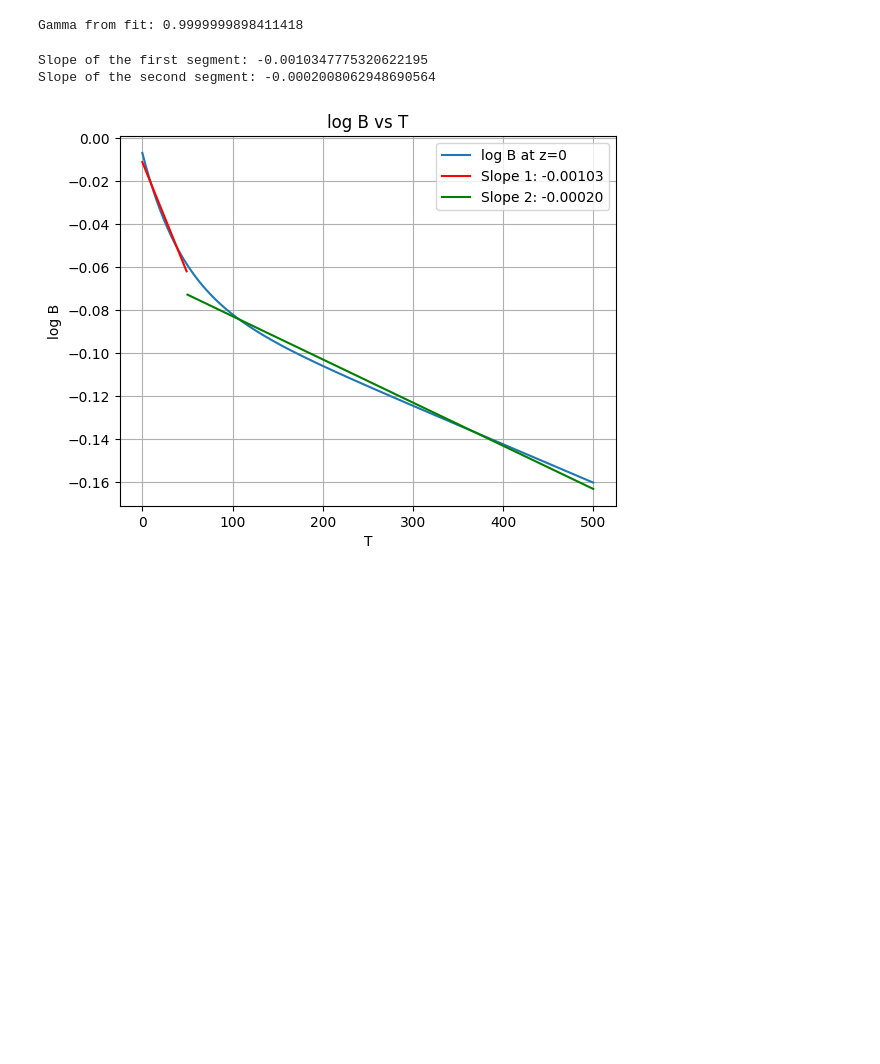
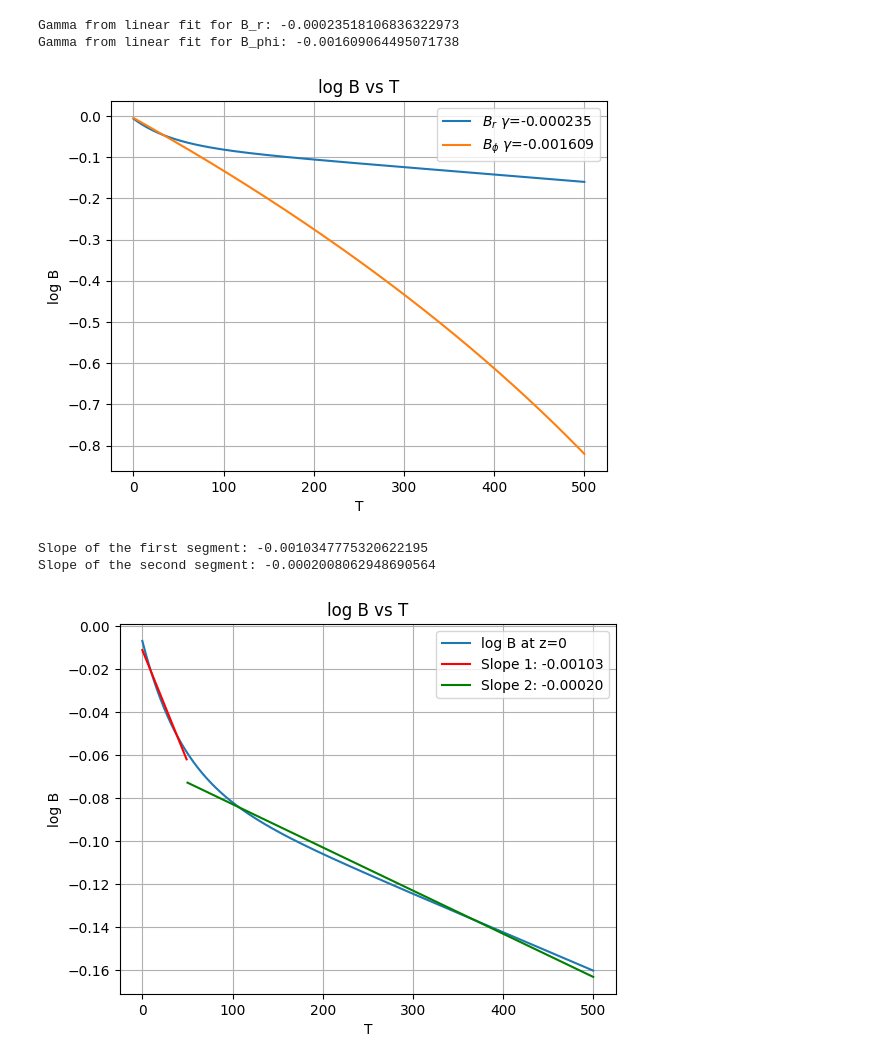
Before and after one commit to dimo192/dimo192.github.io, a Jupyter notebook: misc codes/task 2/t1.ipynb, the cells around one changed output. Cells and saved outputs as stored; diff of their text form; code cells hidden in the pictures; blank space fills up the shorter version.

```diff
--- a/misc codes/task 2/t1.ipynb
+++ b/misc codes/task 2/t1.ipynb
@@ -109,34 +110,62 @@ Dynamo Number: -0.1
 # %%
-
+def onevarsum(a):#finds sum of 1 variable
+    sum1=0
+    for i in range(len(a)):
+        sum1+=a[i]
+    return sum1
+def twovarsum(a,b):
+    sum1=0
+    for i in range(len(a)):
+        sum1+=(a[i]*b[i])
+    return sum1
+def interceptandslope(x,y):#least square fit
+    s=len(x)
+    sx=onevarsum(x)
+    sxx=twovarsum(x,x)
+    sy=onevarsum(y)
+    sxy=twovarsum(x,y)
+    delt=(s*sxx-(sx**2))
+    intercept=(sxx*sy-sx*sxy)/delt
+    slop=(sxy*s-sx*sy)/delt
+    errslope=(s/delt)**0.5
+    errinter=(sxx/delt)**0.5
+    return(slop,intercept)#,errinter,errslope
 def get_gamma(BrvT,BphivT):
-
     b_fit=[]
     b_fit2=[]
     for i in range(0,len(BrvT)):
         B=BrvT[i]
+        B2=BphivT[i]
         b_fit.append(B[index])
-        b_fit.append(BphivT[i][index])
-    def exponential_func(t, B0, gamma):
+        b_fit2.append(B2[index])
+    """def exponential_func(t, B0, gamma):
         return B0 * np.exp(gamma * t)
     Tlis = np.linspace(0, T, max_frames)
     popt, pcov = curve_fit(exponential_func, Tlis, b_fit)
     popt1, pcov1 = curve_fit(exponential_func, Tlis, b_fit2)
-
     print("Gamma from fit for B_r:", popt[1])#global fit
     print("Gamma from fit for B_phi:", popt1[1])
+    gamma=popt[1]"""
+    log_B = np.log(b_fit)
+    log_B2=np.log(b_fit2)
+    slop1,_=interceptandslope(Tlis,log_B)
+    slop2,_=interceptandslope(Tlis,log_B2)
+    print("Gamma from linear fit for B_r:", slop1)#global fit
+    print("Gamma from linear fit for B_phi:", slop2)
+    plt.plot(Tlis,log_B,label=f"$B_r$ $\gamma$={slop1:.6f}")
+    plt.plot(Tlis,log_B2,label=f"$B_\phi$ $\gamma$={slop2:.6f}")
 
-    gamma=popt[1]
-    log_B = np.log(b_fit)
-    plt.plot(Tlis,log_B,label="at z=0")
     plt.ylabel("log B")
     plt.xlabel("T")
     plt.title("log B vs T")
     plt.grid()
     plt.legend()
     plt.show()
-# %% [output]
-Gamma from fit: 0.9999999898411418
 # %%
-get_gamma(BrvT,B_phi0)
+get_gamma(BrvT,BphivT)
+# %% [output]
+Gamma from linear fit for B_r: -0.00023518106836322973
+Gamma from linear fit for B_phi: -0.001609064495071738
+[figure, added]
 # %%
 split_index=50
```
Also changed, not shown: parts of 2 cells of this notebook.
